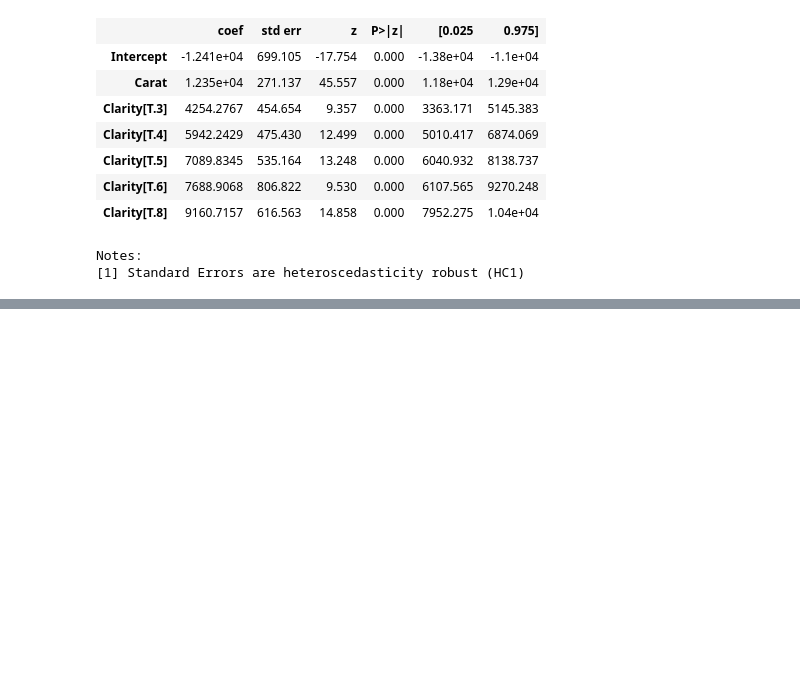
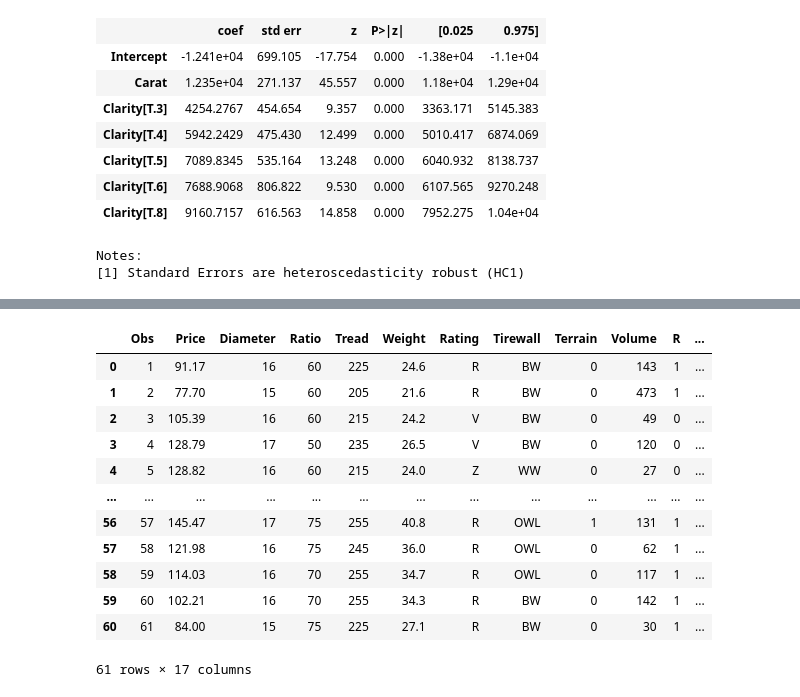
Before and after one commit to dnepple/tprstats-python, a Jupyter notebook: notebooks/scaled_coefficients.ipynb, the cells around one changed output, grey strips where cells are left out. Cells and saved outputs as stored; diff of their text form; code cells hidden in the pictures; blank space fills up the shorter version.

```diff
--- a/notebooks/scaled_coefficients.ipynb
+++ b/notebooks/scaled_coefficients.ipynb
@@ -154 +158,17 @@ Carat    1.099765
 dtype: float64
+# %%
+tire_data
+# %% [output]
+|  | Obs | Price | Diameter | Ratio | Tread | Weight | Rating | Tirewall | Terrain | Volume | R | ... |
+| 0 | 1 | 91.17 | 16 | 60 | 225 | 24.6 | R | BW | 0 | 143 | 1 | ... |
+| 1 | 2 | 77.70 | 15 | 60 | 205 | 21.6 | R | BW | 0 | 473 | 1 | ... |
+| 2 | 3 | 105.39 | 16 | 60 | 215 | 24.2 | V | BW | 0 | 49 | 0 | ... |
+| 3 | 4 | 128.79 | 17 | 50 | 235 | 26.5 | V | BW | 0 | 120 | 0 | ... |
+| 4 | 5 | 128.82 | 16 | 60 | 215 | 24.0 | Z | WW | 0 | 27 | 0 | ... |
+| ... | ... | ... | ... | ... | ... | ... | ... | ... | ... | ... | ... | ... |
+| 56 | 57 | 145.47 | 17 | 75 | 255 | 40.8 | R | OWL | 1 | 131 | 1 | ... |
+| 57 | 58 | 121.98 | 16 | 75 | 245 | 36.0 | R | OWL | 0 | 62 | 1 | ... |
+| 58 | 59 | 114.03 | 16 | 70 | 255 | 34.7 | R | OWL | 0 | 117 | 1 | ... |
+| 59 | 60 | 102.21 | 16 | 70 | 255 | 34.3 | R | BW | 0 | 142 | 1 | ... |
+| 60 | 61 | 84.00 | 15 | 75 | 225 | 27.1 | R | BW | 0 | 30 | 1 | ... |
+61 rows × 17 columns
```
Also changed, not shown: parts of 10 cells of this notebook, 1 other file.
